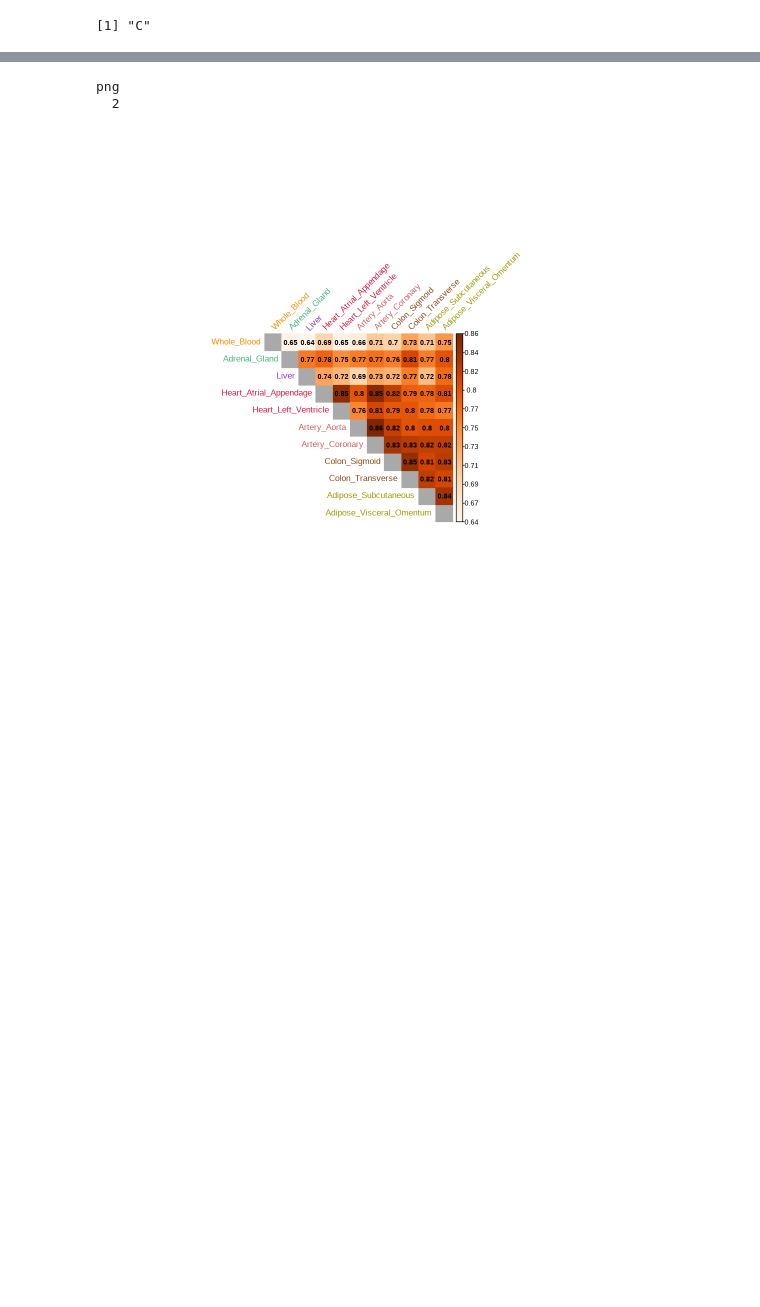
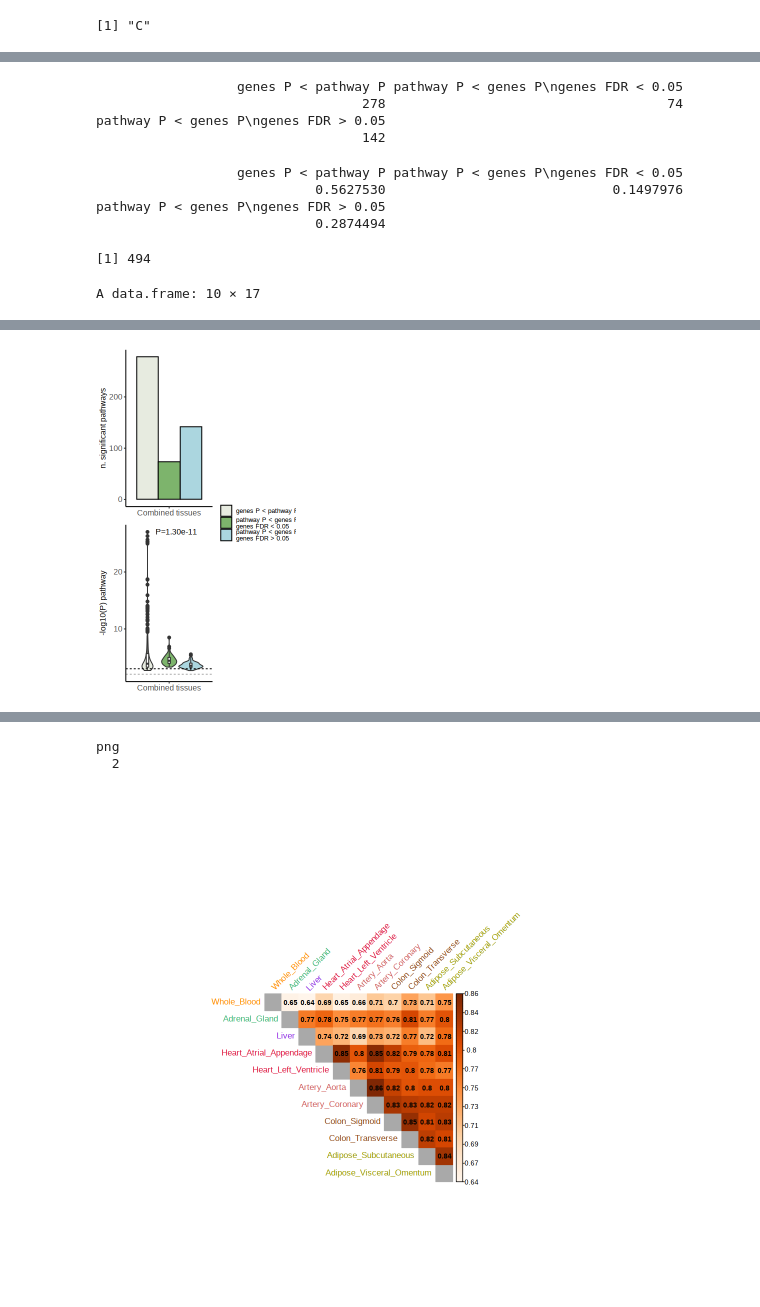
Before and after one commit to zillerlab/CASTom-iGEx, a Jupyter notebook: Figure_CASTom-iGEx_paper/CAD_part1/Fig1-S5-S6_TableS3-S4.ipynb, the cells around one changed output, grey strips where cells are left out. Drawn from its saved outputs; the diff is of its cells as text; code cells hidden in the pictures; blank space fills up the shorter version.

Commit message:
plot and jupyter update

```diff
--- a/Figure_CASTom-iGEx_paper/CAD_part1/Fig1-S5-S6_TableS3-S4.ipynb
+++ b/Figure_CASTom-iGEx_paper/CAD_part1/Fig1-S5-S6_TableS3-S4.ipynb
@@ -45,0 +194,39 @@ for(i in 1:length(train_fold)){
+# %%
+#######################################################################
+### number of significant pathways that have better sign than genes ###
+#######################################################################
+# all tissues combined
+options(repr.plot.width = 4, repr.plot.height = 7, repr.plot.res = 100)
+pl_npath <- plot_classPath(path_sign = path_complete, gene_tot = tscore, id_pval = 13, id_pval_gene = 8, pval_FDR = pval_FDR,
+               fold = out_fold, pheno = pheno, height_pl = 5, width_pl = 5)
+
+pl_npath$pl
+table(pl_npath$df$class)
+table(pl_npath$df$class)/nrow(pl_npath$df)
+nrow(pl_npath$df)
+#summary(pl_npath$df$log10p[pl_npath$df$class == 'genes P < pathway P'])
+#summary(pl_npath$df$log10p[pl_npath$df$class == 'pathway P < genes P\ngenes FDR < 0.05'])
+a = pl_npath$df[order(pl_npath$df$log10p, decreasing = T),]
+a[a$class == 'pathway P < genes P\ngenes FDR > 0.05',][1:10,]
+
+path_complete_ann <- path_complete
+path_complete_ann$class_pathway <- NA
+pl_npath$df$class <- as.character(pl_npath$df$class)
+for(i in 1:nrow(path_complete_ann)){
+  id <- pl_npath$df$path == path_complete_ann$path[i] & pl_npath$df$tissue == path_complete_ann$tissue[i] & pl_npath$df$type_path == path_complete_ann$type_path[i]
+  path_complete_ann$class_pathway[i] <- pl_npath$df$class[id]
+}
+# save
+write.table(path_complete_ann, file = sprintf('%sPathScores_CADHARD_annNewLoci_withReplication_annClass.txt',out_fold),
+           col.names = T, row.names= F, sep = '\t', quote = F)
+# %% [output]
+                  genes P < pathway P pathway P < genes P\ngenes FDR < 0.05
+                                  278                                    74
+pathway P < genes P\ngenes FDR > 0.05
+                                  142
+                  genes P < pathway P pathway P < genes P\ngenes FDR < 0.05
+                            0.5627530                             0.1497976
+pathway P < genes P\ngenes FDR > 0.05
+                            0.2874494
+[1] 494
+A data.frame: 10 × 17
@@ -45,0 +245 @@ for(i in 1:length(train_fold)){
+[figure, added]
```
Also changed, not shown: parts of 10 cells of this notebook, 29 other files.
